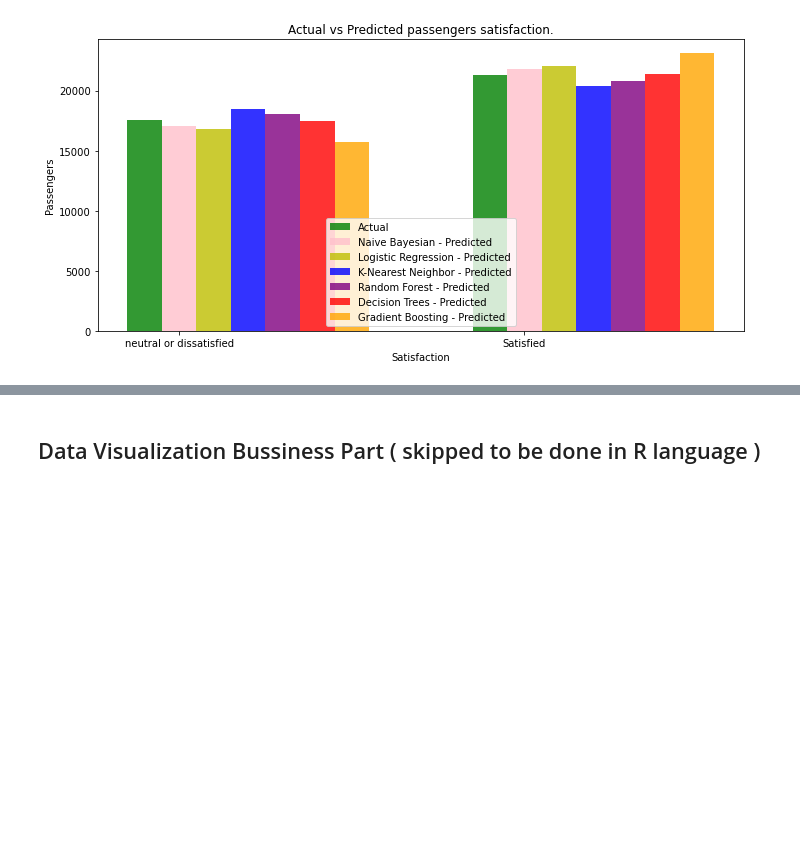
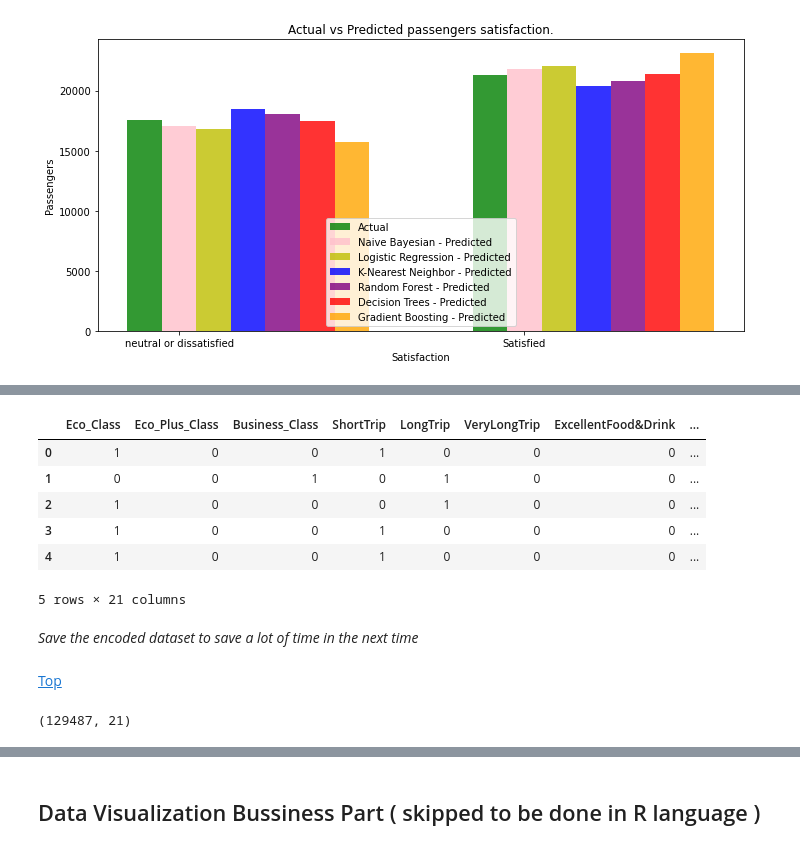
Before and after one commit to OmarKimo/Passengers-Satisfaction-Data-Analysis, a Jupyter notebook: Big Data Project.ipynb, the cells around one changed output, grey strips where cells are left out. Cells and saved outputs as stored; diff of their text form; code cells hidden in the pictures; blank space fills up the shorter version.

```diff
--- a/Big Data Project.ipynb
+++ b/Big Data Project.ipynb
@@ -850,0 +919,28 @@ for i in range(7500):
+# %%
+cell = 'Flight_Distance'
+mean = df_assoc[cell].mean()
+df_assoc = df_assoc.merge(df_assoc[cell].apply(lambda s: pd.Series({'ShortTrip': int(s < mean - (mean/4)), 'LongTrip': int(mean - (mean/4) <= s < mean + (mean/2)), 'VeryLongTrip': int(s >= mean + (mean/2))})),
+                        left_index=True, right_index=True)
+# %%
+rate_features = ['Food&Drink', 'Online_booking', 'On_board_service', 'Checkin_service', 'Inflight_entertainment']
+for feature in rate_features:
+    df_assoc = expandRate(df_assoc, feature)
+# %%
+drop_features = ['Gender', 'Customer_Type', 'Age', 'Departure_Delay',
+                 'Arrival_Delay', 'Type_of_Travel', 'Flight_Distance', 'Class',
+                 'Online_support', 'Online_boarding'
+                ]
+df_assoc.drop(drop_features, inplace = True, axis=1)
+df_assoc.drop(rate_features, inplace = True, axis=1)
+# %%
+# if I decide to remove unnecessary features from association after adding them
+e = 'Excellent'
+g = 'Good'
+b = 'Bad'
+cells = []
+drops = []
+for cell in cells:
+    drops.append(e+cell)
+    drops.append(g+cell)
+    drops.append(b+cell)
+df_assoc.drop(drops, inplace=True, axis=1)
@@ -850,0 +951,12 @@ for i in range(7500):
+# %%
+df_assoc.head()
+# %% [output]
+|  | Eco_Class | Eco_Plus_Class | Business_Class | ShortTrip | LongTrip | VeryLongTrip | ExcellentFood&Drink | ... |
+| 0 | 1 | 0 | 0 | 1 | 0 | 0 | 0 | ... |
+| 1 | 0 | 0 | 1 | 0 | 1 | 0 | 0 | ... |
+| 2 | 1 | 0 | 0 | 0 | 1 | 0 | 0 | ... |
+| 3 | 1 | 0 | 0 | 1 | 0 | 0 | 0 | ... |
+| 4 | 1 | 0 | 0 | 1 | 0 | 0 | 0 | ... |
+5 rows × 21 columns
+# %% [markdown]
+_Save the encoded dataset to save a lot of time in the next time_
@@ -850,0 +965,3 @@ for i in range(7500):
+# %% [markdown]
+<a id='check_point'></a>
+[Top](#assoc)
@@ -850,0 +971,4 @@ for i in range(7500):
+# %%
+df_assoc.shape
+# %% [output]
+(129487, 21)
```
Also changed, not shown: parts of 26 cells of this notebook.
